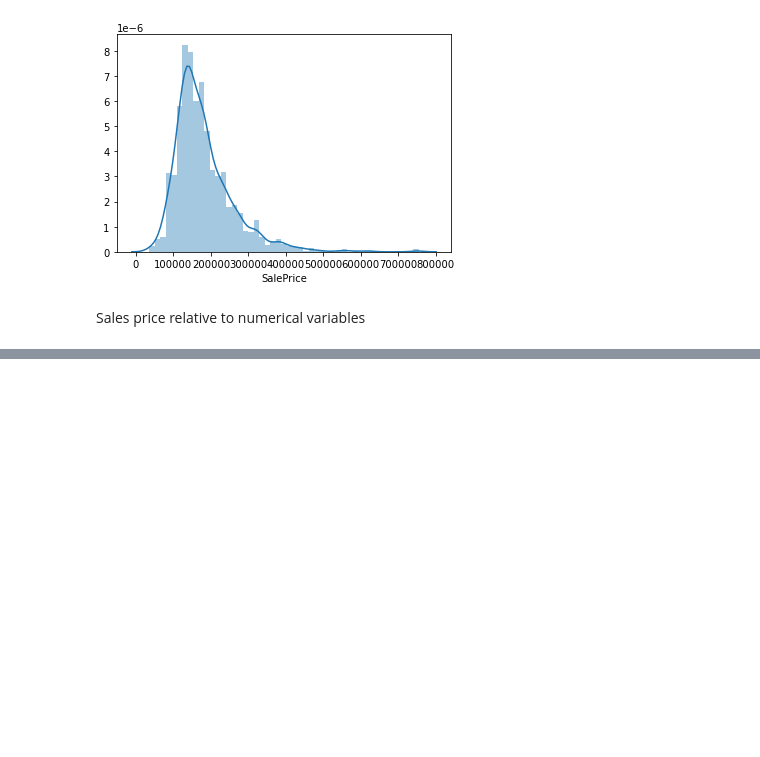
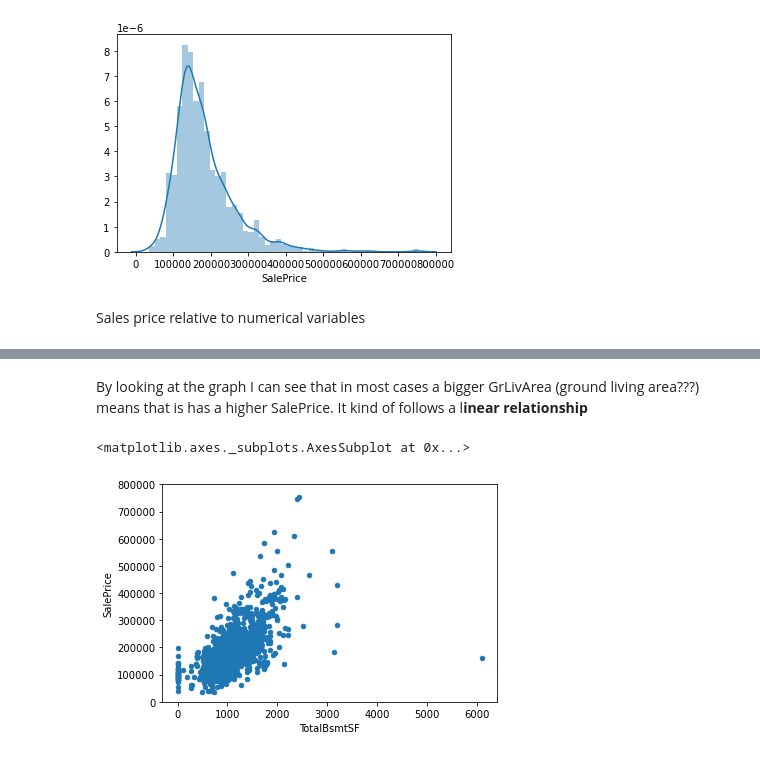
Before and after one commit to joshtn/House-prices, a Jupyter notebook: house_prices.ipynb, the cells around one changed output, grey strips where cells are left out. Cells and saved outputs as stored; diff of their text form; code cells hidden in the pictures; blank space fills up the shorter version.

```diff
--- a/house_prices.ipynb
+++ b/house_prices.ipynb
@@ -104,5 +142,11 @@ Sales price relative to numerical variables
+# %% [markdown]
+By looking at the graph I can see that in most cases a bigger GrLivArea (ground living area???) means that is has a higher SalePrice.
+It kind of follows a l**inear relationship**
 # %%
-#scatter plot grlivarea/saleprice
-var = 'GrLivArea'
+#scatter plot totalbsmtsf/saleprice
+var = 'TotalBsmtSF'
 data = pd.concat([df_train['SalePrice'], df_train[var]], axis=1)
-data.plot.scatter(x=var, y='SalePrice', ylim=(0,800000));
+data.plot.scatter(x=var, y='SalePrice', ylim=(0,800000))
+# %% [output]
+<matplotlib.axes._subplots.AxesSubplot at 0x...>
+[figure, added]
```
Also changed, not shown: parts of 18 cells of this notebook.
